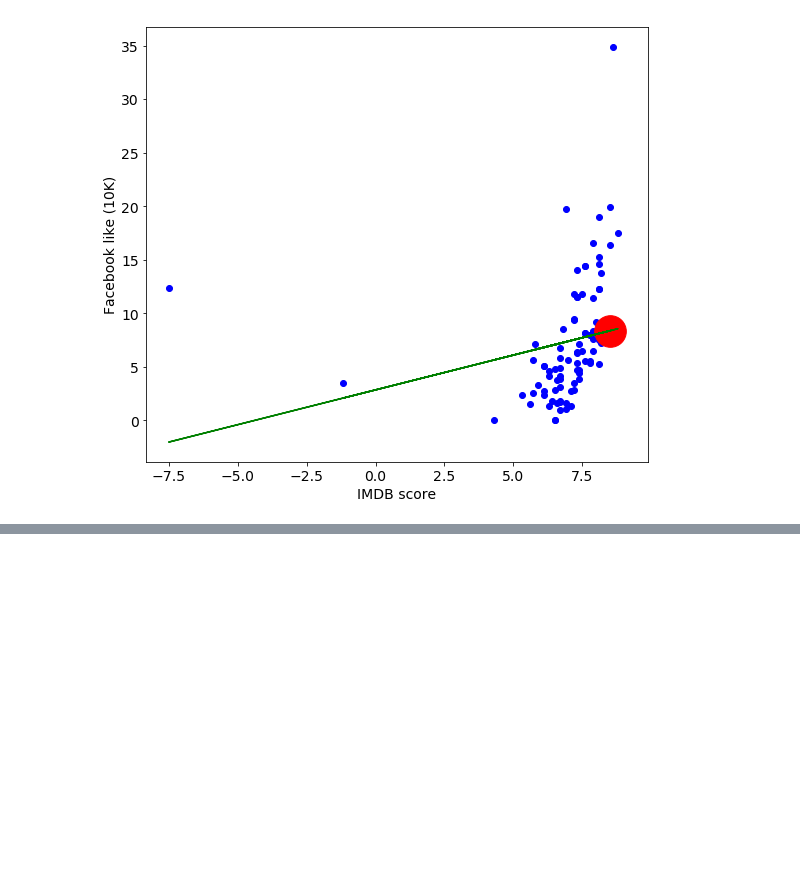
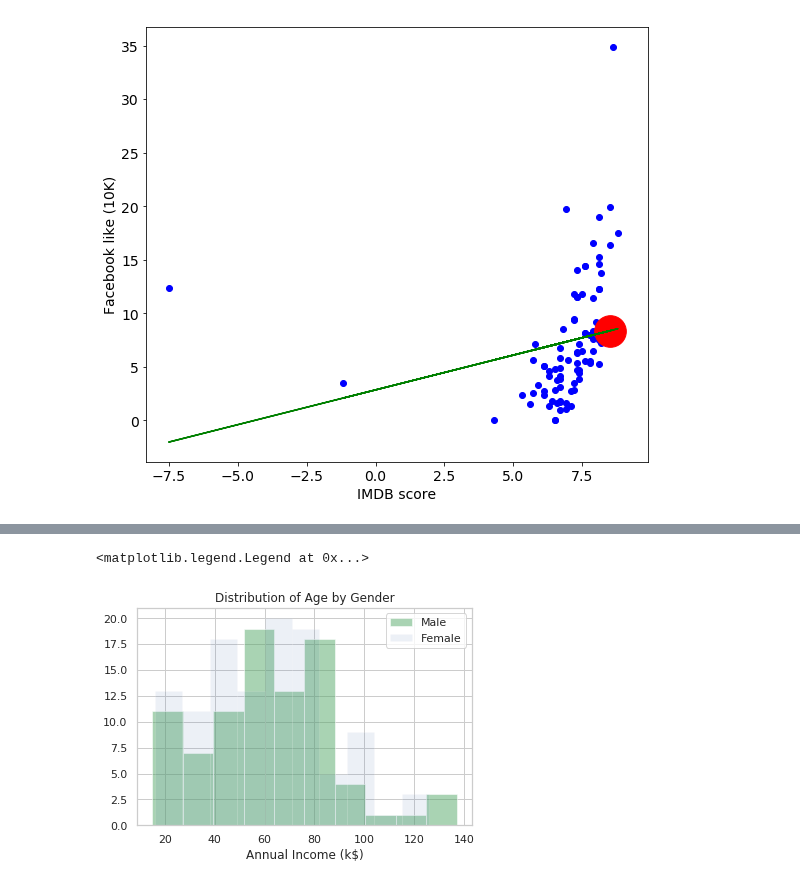
Before and after one commit to ragalaa/Directory, a Jupyter notebook: Exploratary_Data_analysis_IMDB.ipynb, the cells around one changed output, grey strips where cells are left out. Saved outputs shown, nothing was run; the diff lists cells and outputs as text; code cells hidden in the pictures; blank space fills up the shorter version.

```diff
--- a/Exploratary_Data_analysis_IMDB.ipynb
+++ b/Exploratary_Data_analysis_IMDB.ipynb
@@ -295,0 +358,10 @@ Facebook likes estimation (10K): [8.36754048]
+# %%
+###Now let’s proceed in the same way with Annual Income:
+plt.hist('Annual Income (k$)', data=df[df['Gender'] == 'Male'], alpha=0.5, color='g', label='Male')
+plt.hist('Annual Income (k$)', data=df[df['Gender'] == 'Female'], alpha=0.1, color='b',label='Female')
+plt.title('Distribution of Age by Gender')
+plt.xlabel('Annual Income (k$)')
+plt.legend()
+# %% [output]
+<matplotlib.legend.Legend at 0x...>
+[figure, added]
```
Also changed, not shown: parts of 20 cells of this notebook.
